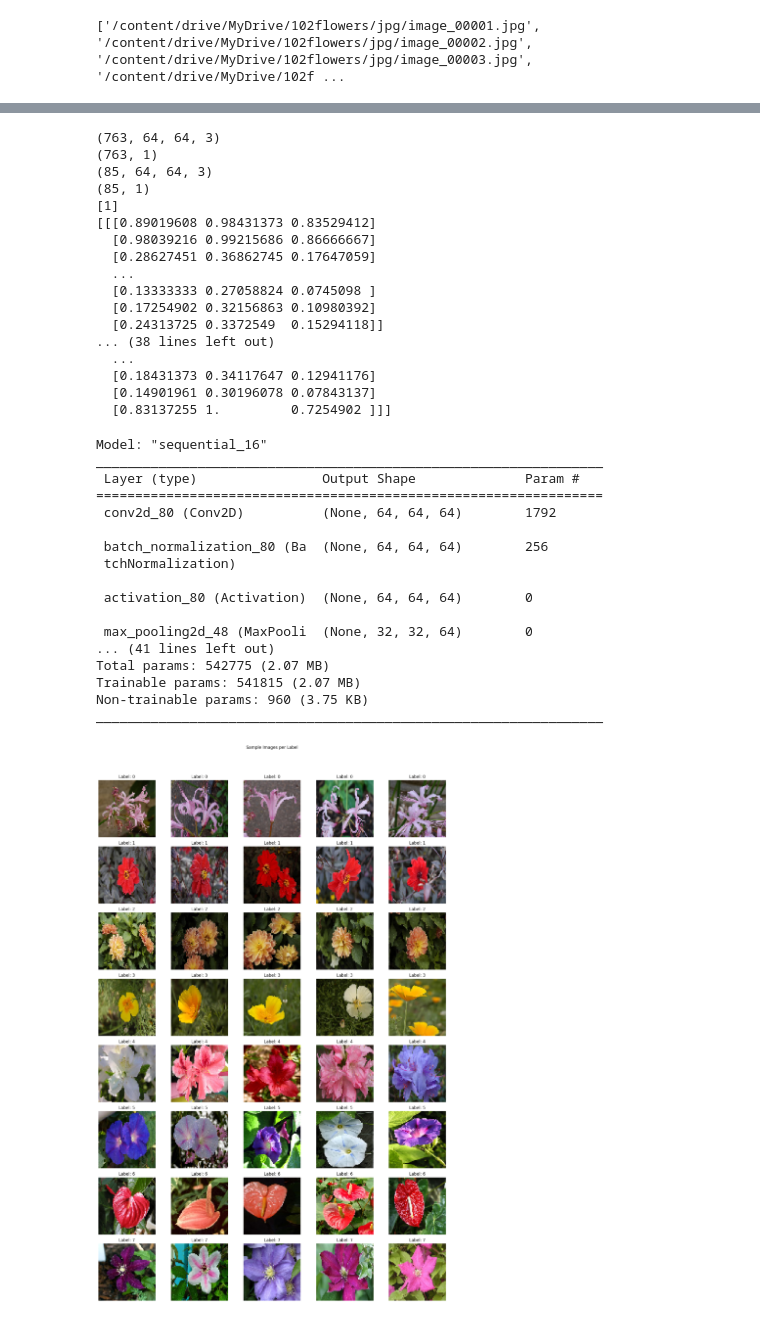
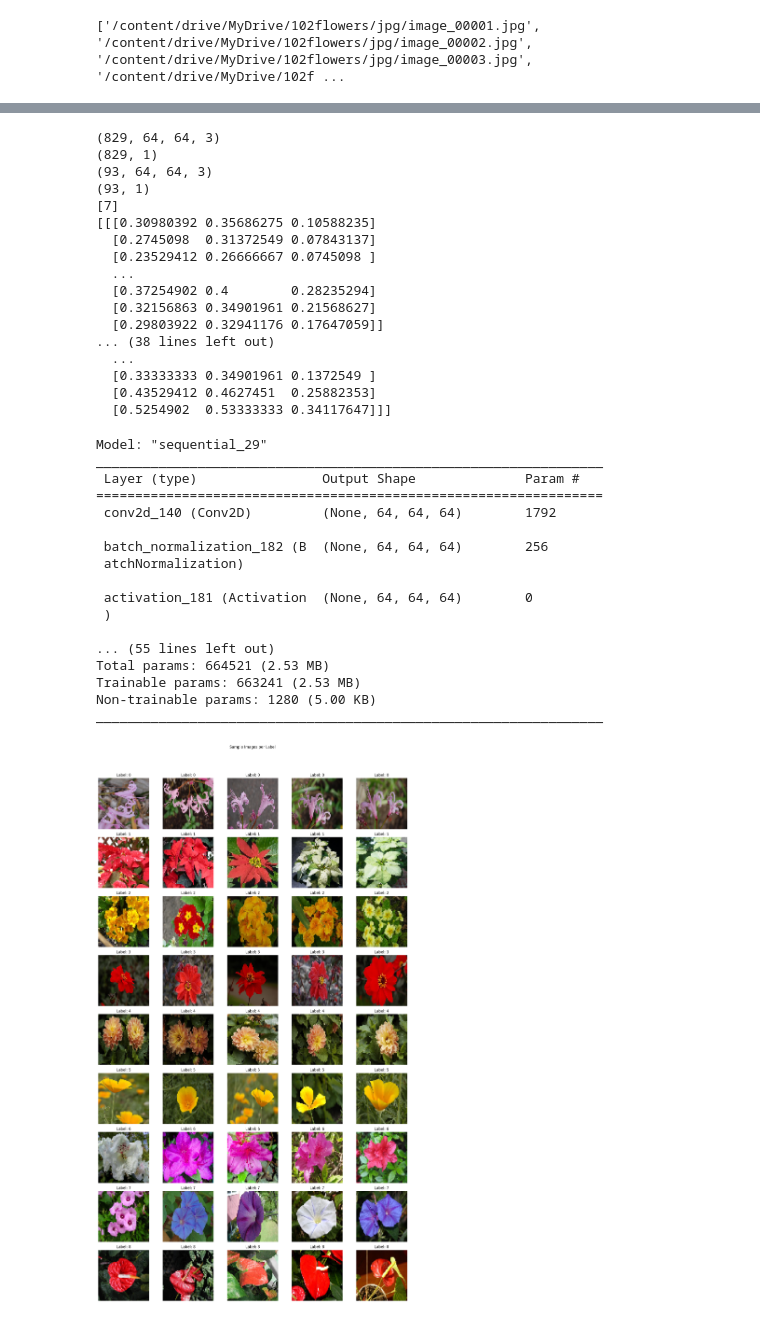
Before and after one commit to joon-Q/baremetal_team3, a Jupyter notebook: Untitled1.ipynb, the cells around one changed output, grey strips where cells are left out. Cells and saved outputs as stored; diff of their text form; code cells hidden in the pictures.

```diff
--- a/Untitled1.ipynb
+++ b/Untitled1.ipynb
@@ -96,7 +96,8 @@ print(tmpy.shape)
 # %%
 counts = np.bincount(tmpy.flatten())
 print(sorted(counts))
-selected_indices = np.where((counts >= 96) & (counts < 114))[0]
+selected_indices = np.where((counts >= 93) & (counts < 112))[0]
+
 
 filtered_indices = np.isin(tmpy.flatten(), selected_indices)
 tmpx_filtered = tmpx[filtered_indices]
@@ -157,23 +158,23 @@ print(test_labels.shape)
 print(test_labels[0])
 print(train_data[0])
 # %% [output]
-(763, 64, 64, 3)
-(763, 1)
-(85, 64, 64, 3)
-(85, 1)
-[1]
-[[[0.89019608 0.98431373 0.83529412]
-  [0.98039216 0.99215686 0.86666667]
-  [0.28627451 0.36862745 0.17647059]
+(829, 64, 64, 3)
+(829, 1)
+(93, 64, 64, 3)
+(93, 1)
+[7]
+[[[0.30980392 0.35686275 0.10588235]
+  [0.2745098  0.31372549 0.07843137]
+  [0.23529412 0.26666667 0.0745098 ]
   ...
-  [0.13333333 0.27058824 0.0745098 ]
-  [0.17254902 0.32156863 0.10980392]
-  [0.24313725 0.3372549  0.15294118]]
+  [0.37254902 0.4        0.28235294]
+  [0.32156863 0.34901961 0.21568627]
+  [0.29803922 0.32941176 0.17647059]]
 ... (38 lines left out)
   ...
-  [0.18431373 0.34117647 0.12941176]
-  [0.14901961 0.30196078 0.07843137]
-  [0.83137255 1.         0.7254902 ]]]
+  [0.33333333 0.34901961 0.1372549 ]
+  [0.43529412 0.4627451  0.25882353]
+  [0.5254902  0.53333333 0.34117647]]]
 # %%
 # 3. Keras Model 정의, Model summary -> 3 Conv Layer + ReLU + Dropout으로 구성할 것 (출력 예 참조)
 model = tf.keras.models.Sequential()
@@ -183,46 +184,52 @@ model.add(tf.keras.Input(shape=(IMG_SIZE, IMG_SIZE, 3)))
 model.add(tf.keras.layers.Conv2D(64, 3, padding='same'))
 model.add(tf.keras.layers.BatchNormalization())
 model.add(tf.keras.layers.Activation('relu'))
-model.add(tf.keras.layers.MaxPool2D(pool_size=2, strides=2))
 # conv 2
-model.add(tf.keras.layers.Conv2D(64, 3, padding='same'))
+model.add(tf.keras.layers.Conv2D(96, 3, 2, padding='same'))
 model.add(tf.keras.layers.BatchNormalization())
+model.add(tf.keras.layers.Dropout(0.25))
 model.add(tf.keras.layers.Activation('relu'))
-model.add(tf.keras.layers.MaxPool2D(pool_size=2, strides=2))
 # conv 3
-model.add(tf.keras.layers.Conv2D(96, 3, padding='same'))
+model.add(tf.keras.layers.Conv2D(96, 3, 2, padding='same'))
 model.add(tf.keras.layers.BatchNormalization())
+model.add(tf.keras.layers.Dropout(0.25))
 model.add(tf.keras.layers.Activation('relu'))
-model.add(tf.keras.layers.MaxPool2D(pool_size=2, strides=2))
 # dense layers
-model.add(tf.keras.layers.Conv2D(128, 3, padding='same'))
+model.add(tf.keras.layers.Conv2D(128, 3, 2, padding='same'))
 model.add(tf.keras.layers.BatchNormalization())
+model.add(tf.keras.layers.Dropout(0.25))
 model.add(tf.keras.layers.Activation('relu'))
 
-model.add(tf.keras.layers.Conv2D(128, 3, padding='same'))
+model.add(tf.keras.layers.Conv2D(128, 3, 2, padding='same'))
 model.add(tf.keras.layers.BatchNormalization())
+model.add(tf.keras.layers.Dropout(0.25))
 model.add(tf.keras.layers.Activation('relu'))
 
 model.add(tf.keras.layers.Flatten(name='flatten'))
-model.add(tf.keras.layers.Dense(23, activation='softmax'))
+model.add(tf.keras.layers.Dense(128))
+model.add(tf.keras.layers.BatchNormalization())
+model.add(tf.keras.layers.Dropout(0.4))
+model.add(tf.keras.layers.Activation('relu'))
+
+model.add(tf.keras.layers.Dense(9, activation='softmax'))
 model.summary()
 # %% [output]
-Model: "sequential_16"
+Model: "sequential_29"
 _________________________________________________________________
  Layer (type)                Output Shape              Param #
 =================================================================
- conv2d_80 (Conv2D)          (None, 64, 64, 64)        1792
+ conv2d_140 (Conv2D)         (None, 64, 64, 64)        1792
 
- batch_normalization_80 (Ba  (None, 64, 64, 64)        256
- tchNormalization)
+ batch_normalization_182 (B  (None, 64, 64, 64)        256
+ atchNormalization)
 
- activation_80 (Activation)  (None, 64, 64, 64)        0
+ activation_181 (Activation  (None, 64, 64, 64)        0
+ )
 
- max_pooling2d_48 (MaxPooli  (None, 32, 32, 64)        0
-... (41 lines left out)
-Total params: 542775 (2.07 MB)
-Trainable params: 541815 (2.07 MB)
-Non-trainable params: 960 (3.75 KB)
+... (55 lines left out)
+Total params: 664521 (2.53 MB)
+Trainable params: 663241 (2.53 MB)
+Non-trainable params: 1280 (5.00 KB)
 _________________________________________________________________
 # %%
 model.compile(optimizer='adam',
@@ -252,32 +259,32 @@ def plot_images_by_label(data, labels, num_images_per_label=5, num_labels_to_plo
     fig.suptitle("Sample Images per Label")
 
     axes = axes.flatten() # Flatten axes array for easy iteration
 
     img_count = 0
     for i, label in enumerate(labels_to_plot):
         if i >= num_labels_to_plot:
             break # Stop if we have plotted enough labels
 
         label_indices = np.where(labels == label)[0]
         selected_indices = label_indices[:num_images_per_label]
 
         for j, idx in enumerate(selected_indices):
             ax = axes[img_count]
             ax.imshow(data[idx])
             ax.set_title(f"Label: {label}")
             ax.axis('off')
             img_count += 1
 
     # Hide any unused subplots
     for i in range(img_count, len(axes)):
         fig.delaxes(axes[i])
 
     plt.tight_layout(rect=[0, 0.03, 1, 0.95]) # Adjust layout to make space for suptitle
     plt.show()
 
 
 
 # Example usage:
-plot_images_by_label(test_data, test_labels.flatten(), num_images_per_label=5, num_labels_to_plot=8)
+plot_images_by_label(test_data, test_labels.flatten(), num_images_per_label=5, num_labels_to_plot=9)
 # %% [output]
-[figure, old version]
+[figure, new version]
```
Also changed, not shown: parts of 8 cells of this notebook, 2 other files.
